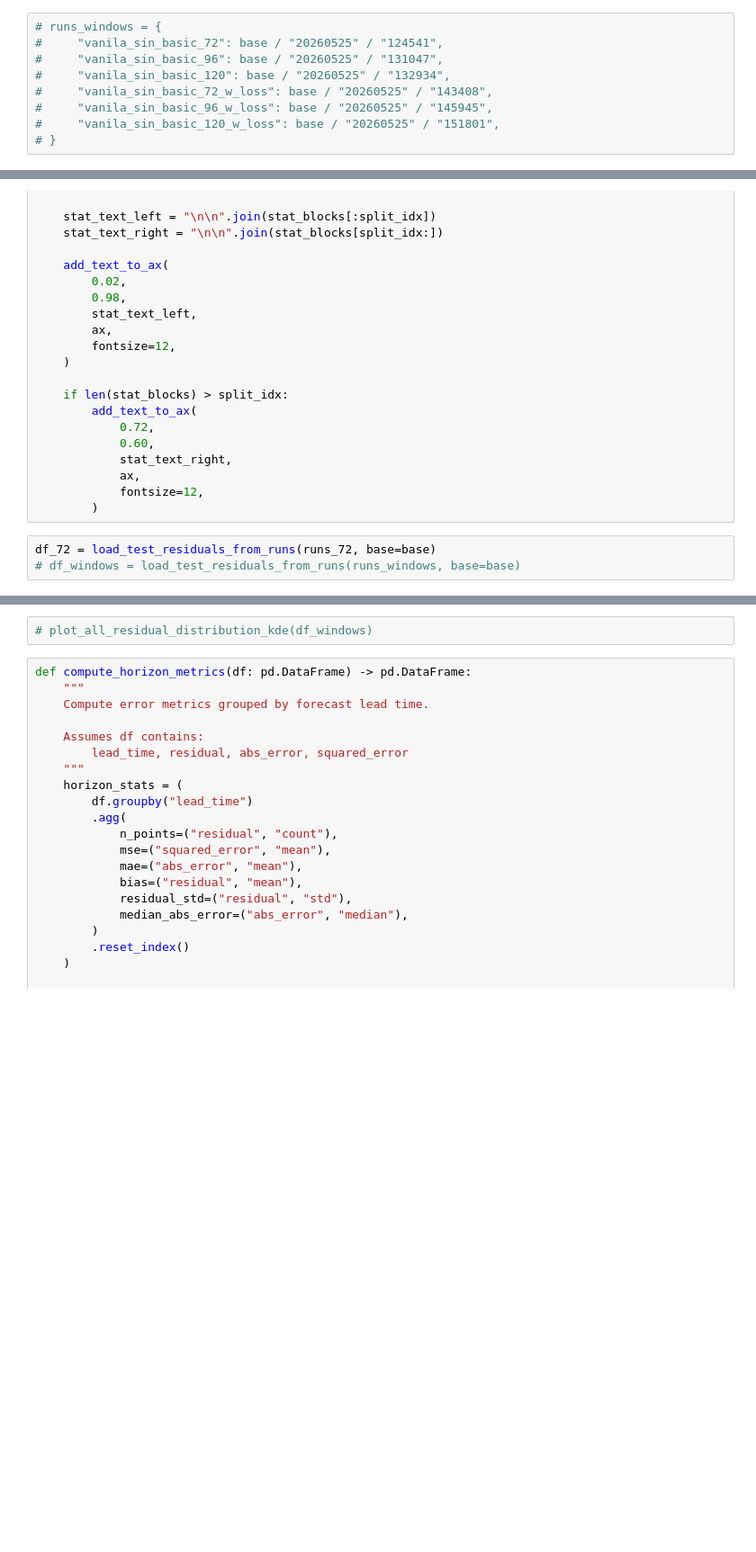
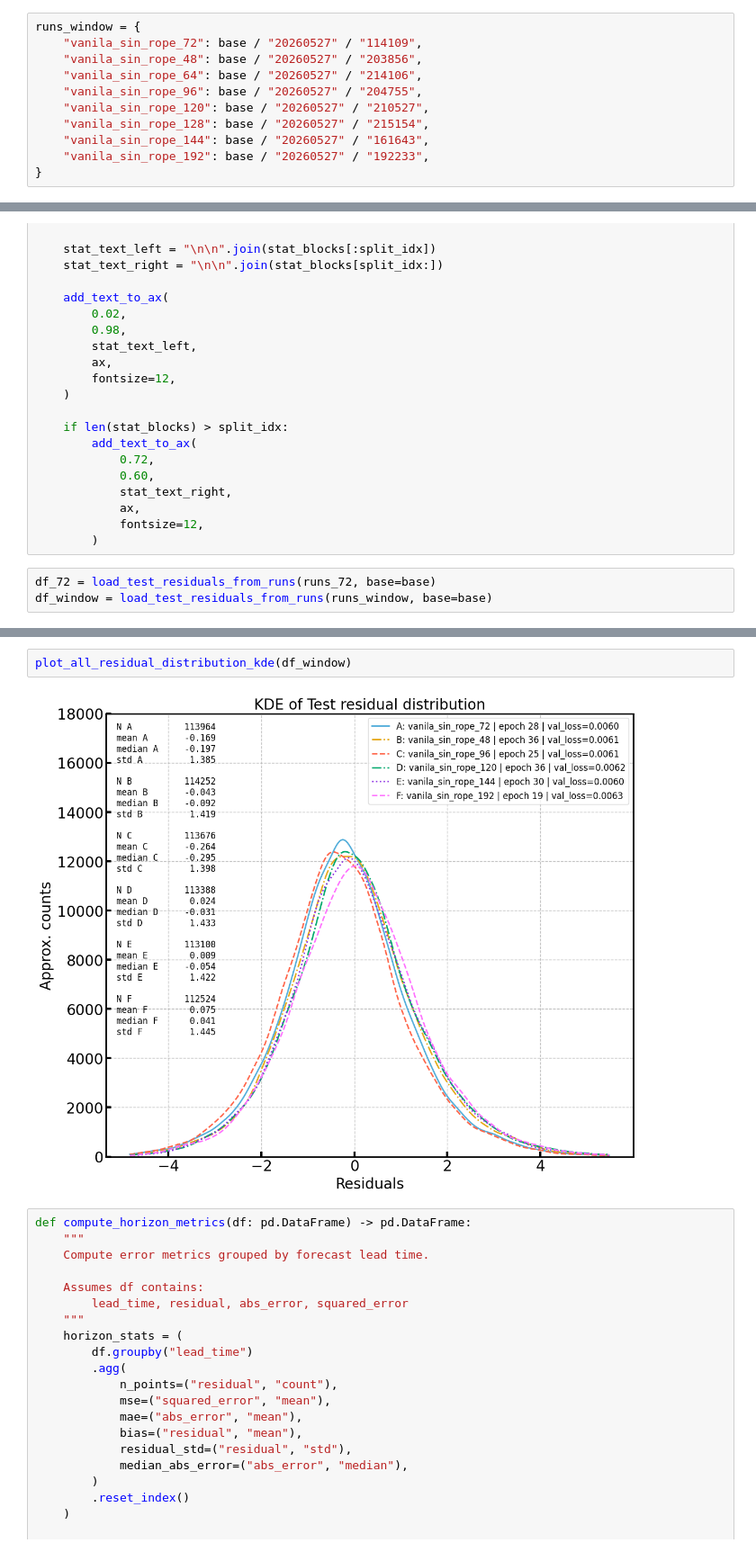
Before and after one commit to KUcyans/MeteoFormer, a Jupyter notebook: TemperatureTest_window.ipynb, the cells around one changed output, grey strips where cells are left out. Shown at 90% size. Drawn from its saved outputs; the diff is of its cells as text; blank space fills up the shorter version.

```diff
--- a/TemperatureTest_window.ipynb
+++ b/TemperatureTest_window.ipynb
@@ -40,13 +42,15 @@ runs_72 = {
 }
 # %%
-# runs_windows = {
-#     "vanila_sin_basic_72": base / "20260525" / "124541",
-#     "vanila_sin_basic_96": base / "20260525" / "131047",
-#     "vanila_sin_basic_120": base / "20260525" / "132934",
-#     "vanila_sin_basic_72_w_loss": base / "20260525" / "143408",
-#     "vanila_sin_basic_96_w_loss": base / "20260525" / "145945",
-#     "vanila_sin_basic_120_w_loss": base / "20260525" / "151801",
-# }
+runs_window = {
+    "vanila_sin_rope_72": base / "20260527" / "114109",
+    "vanila_sin_rope_48": base / "20260527" / "203856",
+    "vanila_sin_rope_64": base / "20260527" / "214106",
+    "vanila_sin_rope_96": base / "20260527" / "204755",
+    "vanila_sin_rope_120": base / "20260527" / "210527",
+    "vanila_sin_rope_128": base / "20260527" / "215154",
+    "vanila_sin_rope_144": base / "20260527" / "161643",
+    "vanila_sin_rope_192": base / "20260527" / "192233",
+}
 # %%
 def parse_test_residual_filename(
     file_path: str | Path,
@@ -361,7 +365,7 @@ def plot_all_residual_distribution_kde(
         )
 # %%
 df_72 = load_test_residuals_from_runs(runs_72, base=base)
-# df_windows = load_test_residuals_from_runs(runs_windows, base=base)
+df_window = load_test_residuals_from_runs(runs_window, base=base)
 # %%
 plot_all_residual_distribution_kde(df_72)
 # %% [output]
@@ -369,5 +373,7 @@ plot_all_residual_distribution_kde(df_72)
 # %%
-# plot_all_residual_distribution_kde(df_windows)
+plot_all_residual_distribution_kde(df_window)
+# %% [output]
+[figure, added]
 # %%
 def compute_horizon_metrics(df: pd.DataFrame) -> pd.DataFrame:
     """
```
Also changed, not shown: parts of 4 cells of this notebook, 4 other files.
